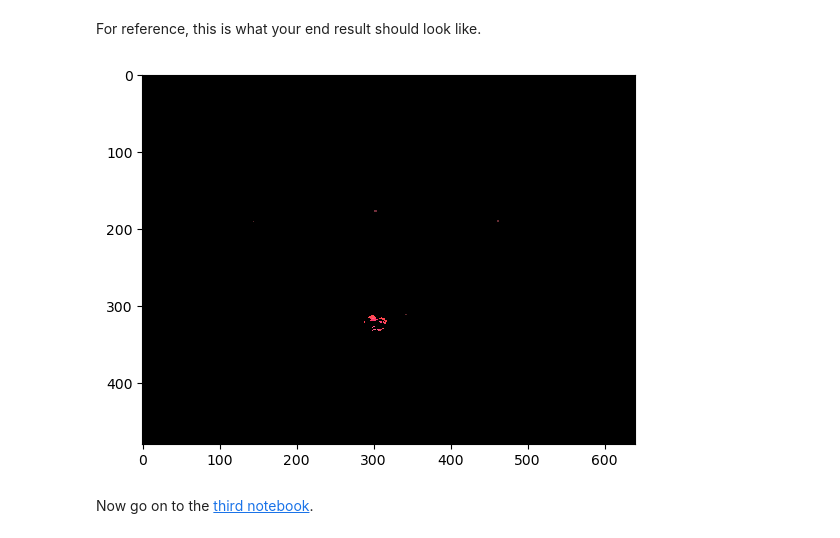
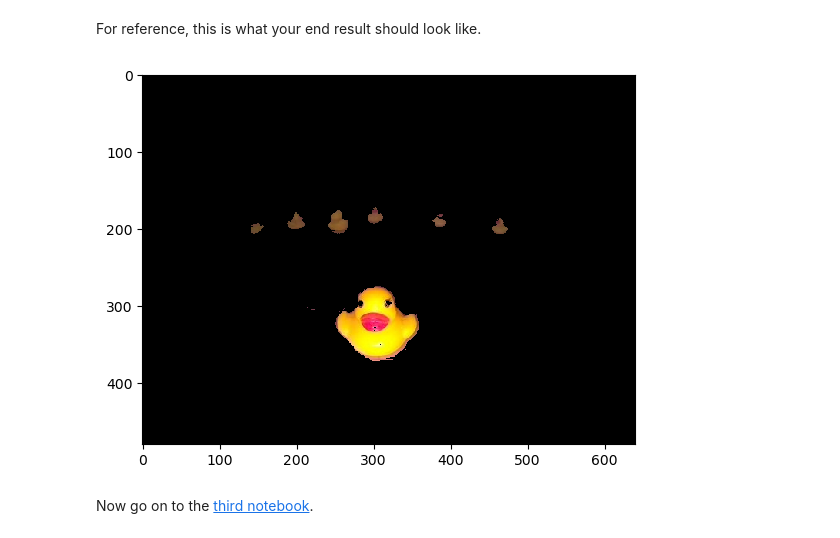
Before and after one commit to Flavien01/Flav-Vince, a Jupyter notebook: braitenberg/notebooks/02-Image-Filtering/braitenberg02.ipynb, the cells around one changed output. Cells and saved outputs as stored; diff of their text form; code cells hidden in the pictures.

```diff
--- a/braitenberg/notebooks/02-Image-Filtering/braitenberg02.ipynb
+++ b/braitenberg/notebooks/02-Image-Filtering/braitenberg02.ipynb
@@ -113,21 +114,21 @@ For reference, this is what your end result should look like.
 # %%
 result_img = '../../assets/samples/result.jpg'
 result = dcu.rgb_from_jpg_fn(result_img)
 plt.imshow(result);
 
 # experiment with different images!
 fn = '../../assets/samples/many-duckies/many-duckies-04.jpg'
 image = dcu.rgb_from_jpg_fn(fn)
 hsv = cv2.cvtColor(image, cv2.COLOR_RGB2HSV)
-lower_hsv = np.array([171, 140, 0])
-upper_hsv = np.array([179, 200, 255])
+lower_hsv = np.array([0, 115, 100])
+upper_hsv = np.array([179, 255, 255])
 # Returns a matrix of 0 or 1 that satisfy the constraint (pixels within our defined bounds)
 mask = cv2.inRange(hsv, lower_hsv, upper_hsv)
 
 # Get a "masked image"
 masked = cv2.bitwise_and(image, image, mask=mask)
 plt.imshow(masked);
 # %% [output]
-[figure, old version]
+[figure, new version]
 # %% [markdown]
 Now go on to the [third notebook](../03-Braitenberg/braitenberg03.ipynb).
```
Also changed, not shown: parts of 1 cell of this notebook, 3 other files.
